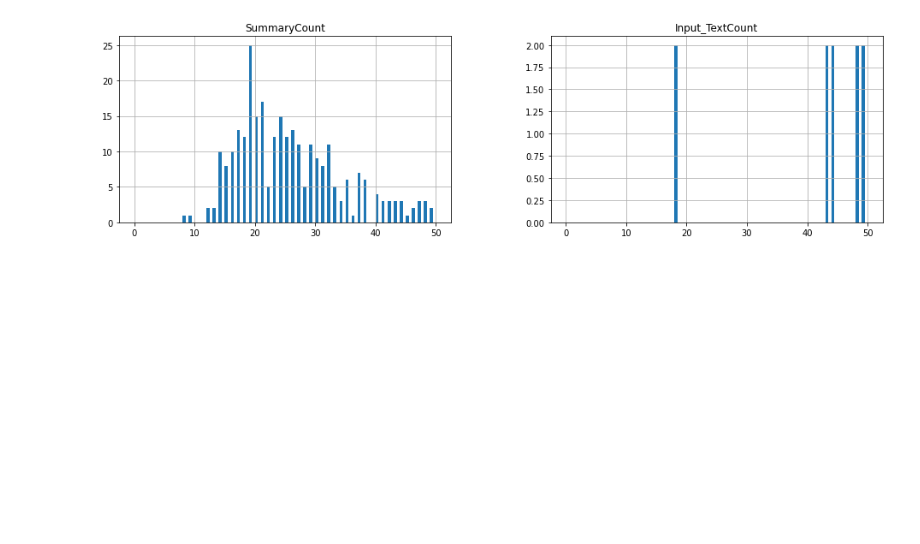
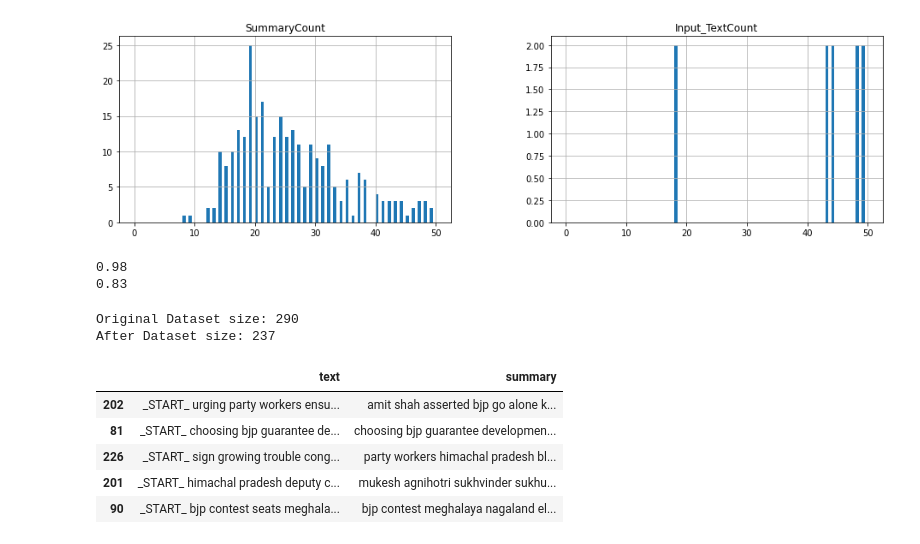
Before and after one commit to SwapnilGite/text-summarizer, a Jupyter notebook: Project.ipynb, the cells around one changed output. Drawn from its saved outputs; the diff is of its cells as text; code cells hidden in the pictures; blank space fills up the shorter version.

Commit message:
trim dataset

```diff
--- a/Project.ipynb
+++ b/Project.ipynb
@@ -371,6 +371,8 @@ plot_wordcloud(' '.join(df1.Summary.values.tolist()), wc_blue_color_func)
 [figure]
 # %%
 df1.Input_Text = df1.Input_Text.apply(lambda x: f'_START_ {x} _END_')
+# %%
+df1.Summary = df1.Summary.apply(lambda x: f'_START_ {x} _END_')
 # %%
 df1.iloc[2]["Input_Text"]
 # %% [output]
@@ -389,3 +391,58 @@ pd.DataFrame({'SummaryCount': SummaryCount, 'Input_TextCount': Input_TextCount})
 plt.show()
 # %% [output]
 [figure]
+# %%
+# To check how many rows in a column has length (of the text) <= limit
+def get_word_percent(column, limit):
+    count = 0
+    for sentence in column:
+        if len(sentence.split()) <= limit:
+            count += 1
+
+    return round(count / len(column), 2)
+
+
+# Check how many % of headlines have 0-100 words
+print(get_word_percent(df1.Input_Text, 100))
+
+# Check how many % of summary have 0-30 words
+print(get_word_percent(df1.Summary, 35))
+# %% [output]
+0.98
+0.83
+# %%
+max_input_text_len = 100
+max_summary_len = 35
+# %%
+# select the summary and text between their defined max lens respectively
+def trim_text_and_summary(df, max_input_text_len, max_summary_len):
+    cleaned_text = np.array(df['Input_Text'])
+    cleaned_summary = np.array(df['Summary'])
+
+    short_text = []
+    short_summary = []
+
+    for i in range(len(cleaned_text)):
+        if len(cleaned_text[i].split()) <= max_input_text_len and len(
+            cleaned_summary[i].split()
+        ) <= max_summary_len:
+            short_text.append(cleaned_text[i])
+            short_summary.append(cleaned_summary[i])
+
+    df = pd.DataFrame({'text': short_text, 'summary': short_summary})
+    return df
+
+
+df2 = trim_text_and_summary(df1, max_input_text_len, max_summary_len)
+print(f'Original Dataset size: {len(df1)}')
+print(f'After Dataset size: {len(df2)}')
+df2.sample(5)
+# %% [output]
+Original Dataset size: 290
+After Dataset size: 237
+|  | text | summary |
+| 202 | _START_ urging party workers ensu... | amit shah asserted bjp go alone k... |
+| 81 | _START_ choosing bjp guarantee de... | choosing bjp guarantee developmen... |
+| 226 | _START_ sign growing trouble cong... | party workers himachal pradesh bl... |
+| 201 | _START_ himachal pradesh deputy c... | mukesh agnihotri sukhvinder sukhu... |
+| 90 | _START_ bjp contest seats meghala... | bjp contest meghalaya nagaland el... |
```
Also changed, not shown: parts of 2 cells of this notebook.
